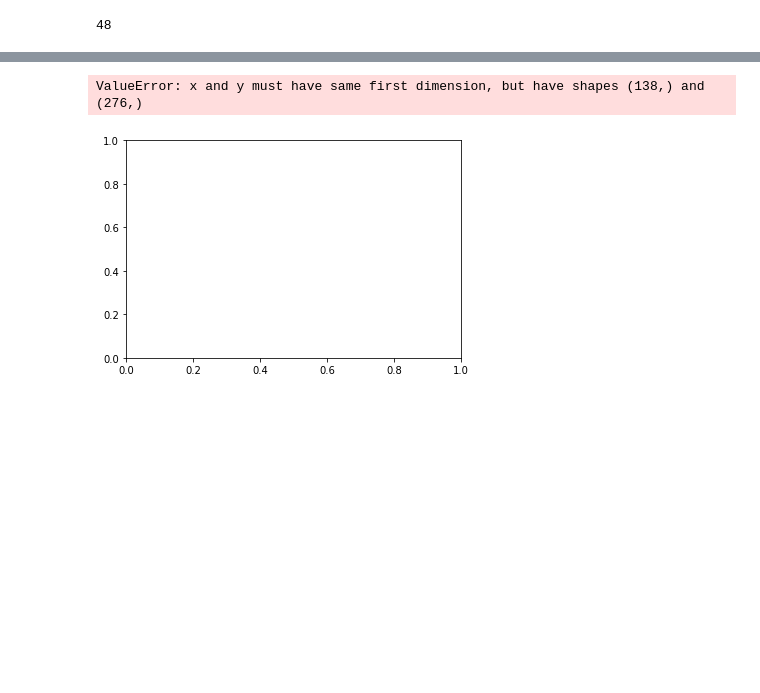
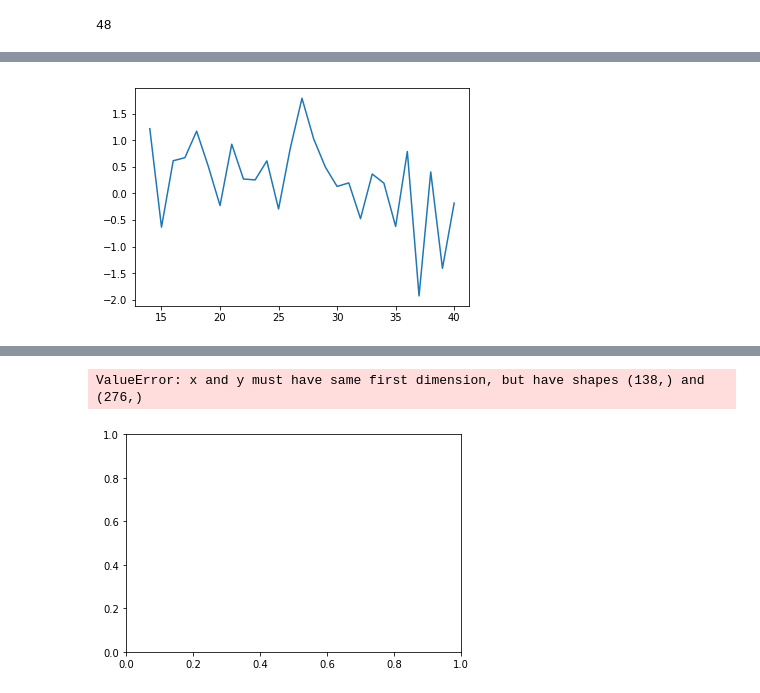
Before and after one commit to deemarc/non-contact-heart-rate-mornitoring, a Jupyter notebook: kernel_dev2.ipynb, the cells around one changed output, grey strips where cells are left out. Drawn from its saved outputs; the diff is of its cells as text; code cells hidden in the pictures; blank space fills up the shorter version.

```diff
--- a/kernel_dev2.ipynb
+++ b/kernel_dev2.ipynb
@@ -147,0 +153,6 @@ plt.show()
+# %%
+fig, ax = plt.subplots()
+ax.plot(xf[14:41], yf[14:41])
+plt.show()
+# %% [output]
+[figure, added]
```
Also changed, not shown: parts of 7 cells of this notebook, 1 other file.
